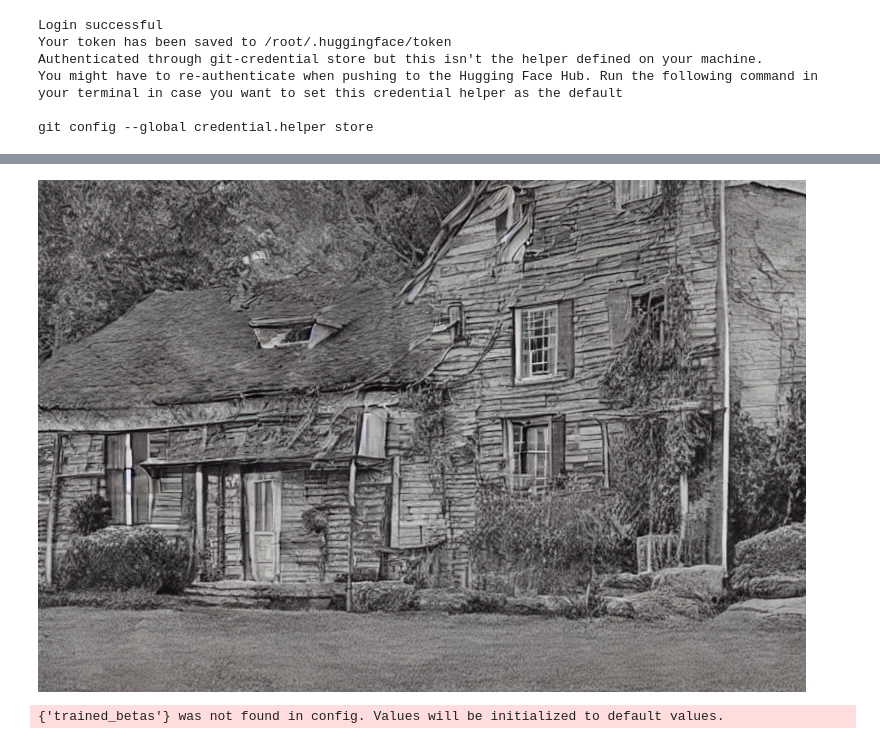
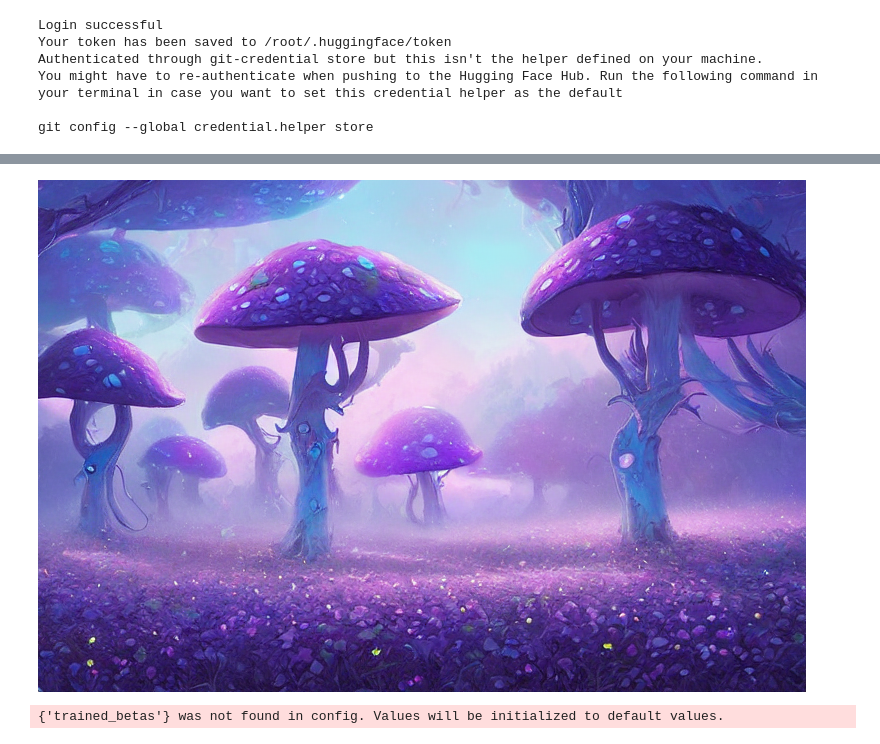
Before and after one commit to dkovah/testing_stable_diffusion, a Jupyter notebook: testing_stable_diffusion.ipynb, the cells around one changed output, grey strips where cells are left out. Drawn from its saved outputs; the diff is of its cells as text; code cells hidden in the pictures.

```diff
--- a/testing_stable_diffusion.ipynb
+++ b/testing_stable_diffusion.ipynb
@@ -47,13 +27,16 @@ pipe = pipe.to("cuda")
+# %%
+def dummy_checker(images, **kwargs): return images, False
+pipe.safety_checker = dummy_checker
 # %%
-prompt = "A house"
+prompt = "A blue fantasy landscape filled with small purple glowing mushrooms, digital art by Marc Brunet"
 
-generator = torch.Generator("cuda").manual_seed(2)
+generator = torch.Generator("cuda").manual_seed(1005)
 
 with autocast("cuda"):
-  image = pipe(prompt, num_inference_steps=5, generator=generator, height=512, width=768).images[0]
+  image = pipe(prompt, num_inference_steps=20, generator=generator, height=512, width=768).images[0]
 image
 # %% [output]
-[figure, old version]
+[figure, new version]
 # %%
 from diffusers import StableDiffusionImg2ImgPipeline
 from google.colab import files
```
Also changed, not shown: parts of 2 cells of this notebook.
